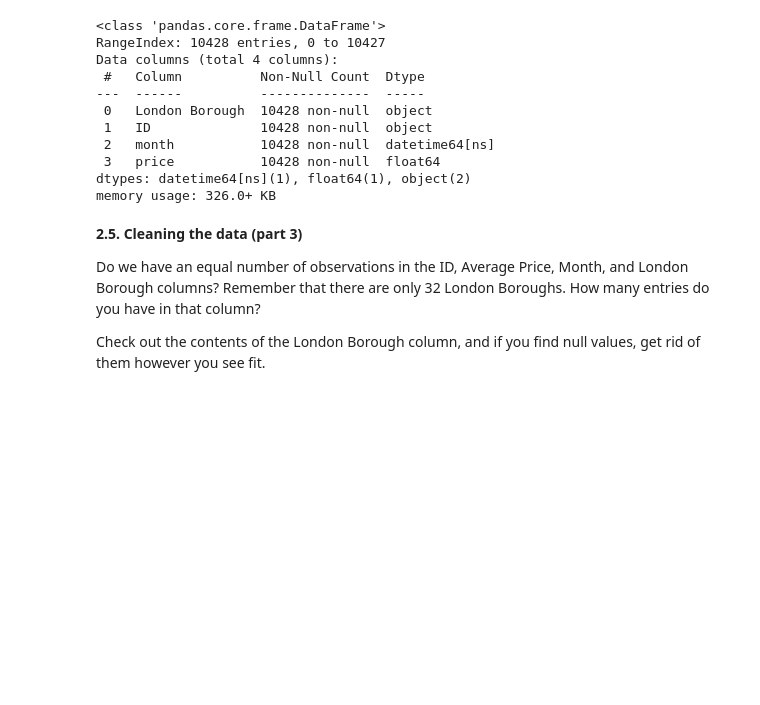
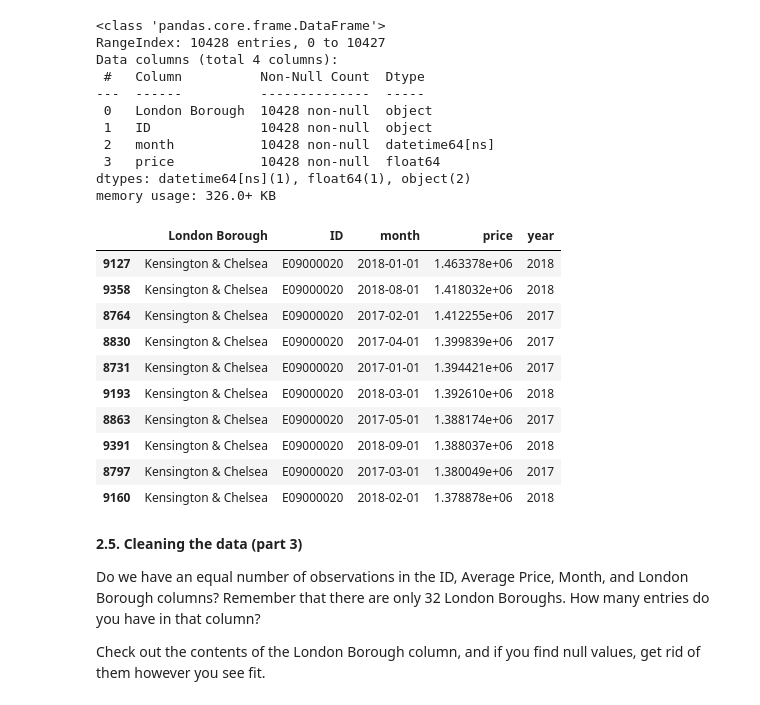
Before and after one commit to somayehY/DataScienceBootCamp, a Jupyter notebook: Unit4/Unit 4 Challenge - Tier 3.ipynb, the cells around one changed output. Drawn from its saved outputs; the diff is of its cells as text; code cells hidden in the pictures; blank space fills up the shorter version.

```diff
--- a/Unit4/Unit 4 Challenge - Tier 3.ipynb
+++ b/Unit4/Unit 4 Challenge - Tier 3.ipynb
@@ -259,6 +259,20 @@ Data columns (total 4 columns):
  3   price           10428 non-null  float64
 dtypes: datetime64[ns](1), float64(1), object(2)
 memory usage: 326.0+ KB
+# %%
+properties_t.sort_values(["price", "London Borough"], ascending = [False, False]).head(10)
+# %% [output]
+|  | London Borough | ID | month | price | year |
+| 9127 | Kensington & Chelsea | E09000020 | 2018-01-01 | 1.463378e+06 | 2018 |
+| 9358 | Kensington & Chelsea | E09000020 | 2018-08-01 | 1.418032e+06 | 2018 |
+| 8764 | Kensington & Chelsea | E09000020 | 2017-02-01 | 1.412255e+06 | 2017 |
+| 8830 | Kensington & Chelsea | E09000020 | 2017-04-01 | 1.399839e+06 | 2017 |
+| 8731 | Kensington & Chelsea | E09000020 | 2017-01-01 | 1.394421e+06 | 2017 |
+| 9193 | Kensington & Chelsea | E09000020 | 2018-03-01 | 1.392610e+06 | 2018 |
+| 8863 | Kensington & Chelsea | E09000020 | 2017-05-01 | 1.388174e+06 | 2017 |
+| 9391 | Kensington & Chelsea | E09000020 | 2018-09-01 | 1.388037e+06 | 2018 |
+| 8797 | Kensington & Chelsea | E09000020 | 2017-03-01 | 1.380049e+06 | 2017 |
+| 9160 | Kensington & Chelsea | E09000020 | 2018-02-01 | 1.378878e+06 | 2018 |
 # %% [markdown]
 **2.5. Cleaning the data (part 3)**
 
```
Also changed, not shown: parts of 5 cells of this notebook.
